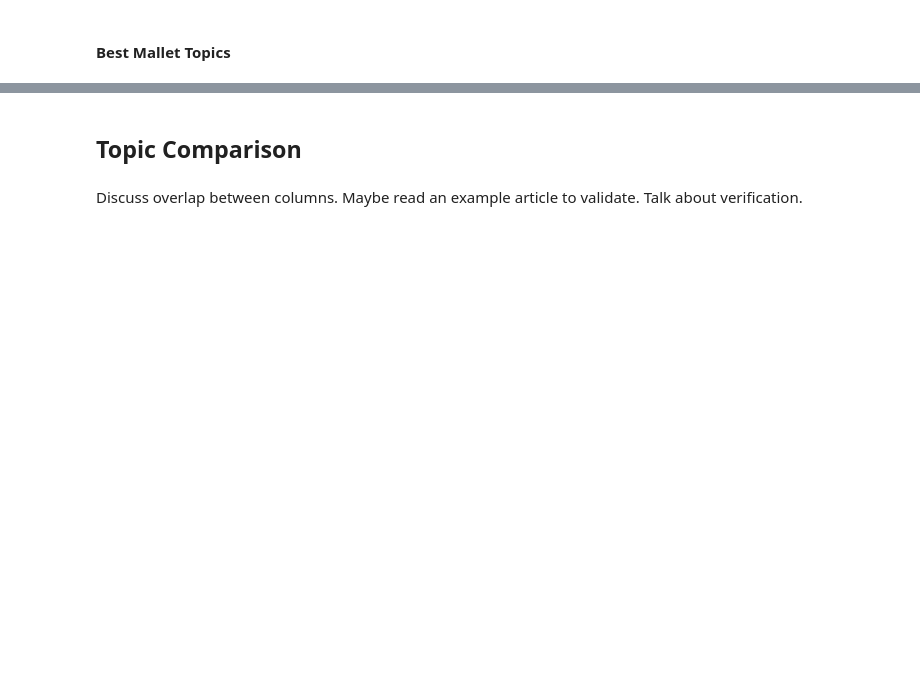
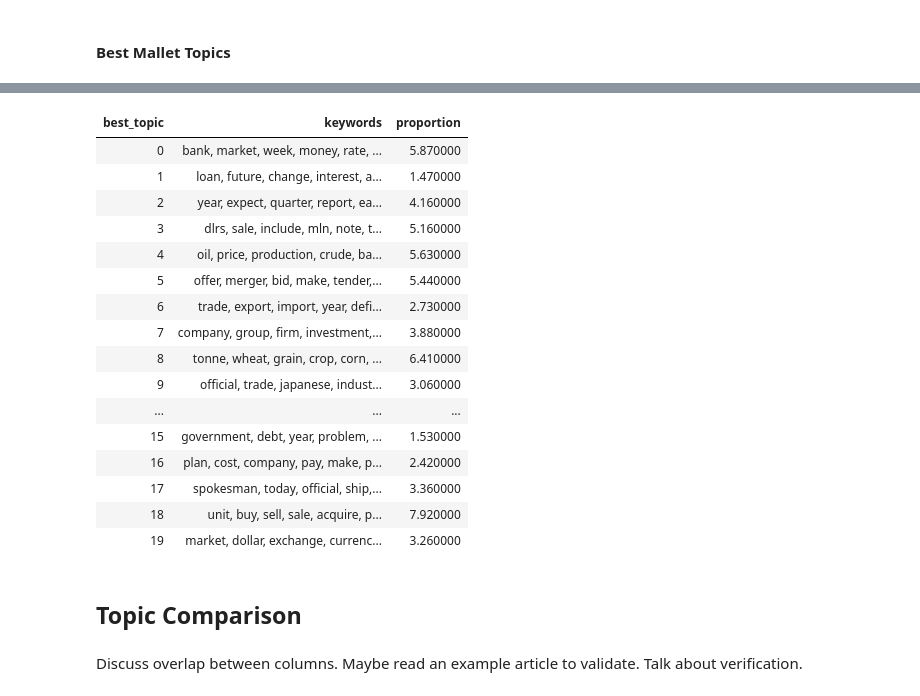
Before and after one commit to JeremyOBrien16/CUNY_DATA_620, a Jupyter notebook: ProjectFinal/data620project_final.ipynb, the cells around one changed output, grey strips where cells are left out. Cells and saved outputs as stored; diff of their text form; code cells hidden in the pictures; blank space fills up the shorter version.

```diff
--- a/ProjectFinal/data620project_final.ipynb
+++ b/ProjectFinal/data620project_final.ipynb
@@ -484,9 +454,9 @@ for topic_id in range(mlt_optimal_model.num_topics):
 
     print('{}: {}'.format(topic_id, ' '.join(top_k_words)))
 # %%
-# Build LDA Mallet model
-# mallet_path = './mallet-2.0.8/bin/mallet'
-# ldamallet = gensim.models.wrappers.LdaMallet(mallet_path, corpus=corpus, num_topics=20, id2word=id2word)
+#Build LDA Mallet model
+mallet_path = './mallet-2.0.8/bin/mallet'
+ldamallet = gensim.models.wrappers.LdaMallet(mallet_path, corpus=corpus, num_topics=20, id2word=id2word)
 
-# # Show topics
-# pprint(ldamallet.show_topics(formatted=False))
+# Show topics
+pprint(ldamallet.show_topics(formatted=False))
@@ -519,3 +515,12 @@ For commentary: https://towardsdatascience.com/topic-modelling-in-python-with-nl
+# %%
+# Returns a dataframe of the proportion of articles having a particular topic
+def get_topic_distribution(best_topics_df):
+    topic_count = best_topics_df.groupby(['best_topic','keywords'])['article'].count()
+    topic_prop = pd.DataFrame(topic_count/len(best_topics_df)*100)
+    topic_prop = topic_prop.reset_index()
+    topic_prop.columns = ['best_topic', 'keywords', 'proportion']
+    topic_prop['proportion'] = topic_prop['proportion'].apply(lambda x: round(x,2))
+    return topic_prop
 # %% [markdown]
 #### Best Gensim Topics
 # %%
@@ -578,3 +630,24 @@ mallet_topic_df
+# %%
+mallet_topic_prop = get_topic_distribution(mallet_topic_df)
+mallet_topic_prop.style.hide_index().background_gradient(subset='proportion',cmap='Blues')
+# %% [output]
+| best_topic | keywords | proportion |
+| 0 | bank, market, week, money, rate, ... | 5.870000 |
+| 1 | loan, future, change, interest, a... | 1.470000 |
+| 2 | year, expect, quarter, report, ea... | 4.160000 |
+| 3 | dlrs, sale, include, mln, note, t... | 5.160000 |
+| 4 | oil, price, production, crude, ba... | 5.630000 |
+| 5 | offer, merger, bid, make, tender,... | 5.440000 |
+| 6 | trade, export, import, year, defi... | 2.730000 |
+| 7 | company, group, firm, investment,... | 3.880000 |
+| 8 | tonne, wheat, grain, crop, corn, ... | 6.410000 |
+| 9 | official, trade, japanese, indust... | 3.060000 |
+| ... | ... | ... |
+| 15 | government, debt, year, problem, ... | 1.530000 |
+| 16 | plan, cost, company, pay, make, p... | 2.420000 |
+| 17 | spokesman, today, official, ship,... | 3.360000 |
+| 18 | unit, buy, sell, sale, acquire, p... | 7.920000 |
+| 19 | market, dollar, exchange, currenc... | 3.260000 |
 # %% [markdown]
 ## Topic Comparison
 # %% [markdown]
```
Also changed, not shown: parts of 25 cells of this notebook.
